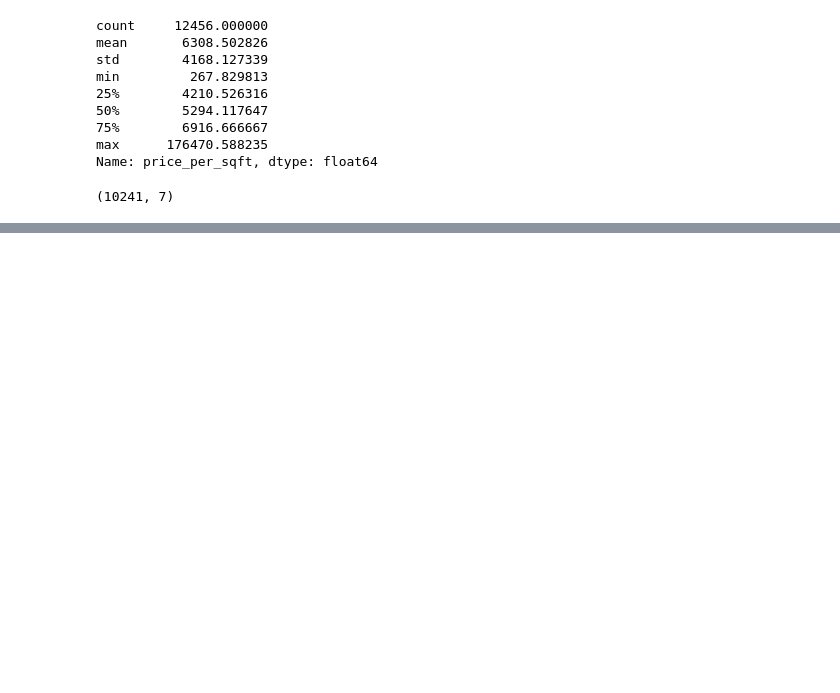
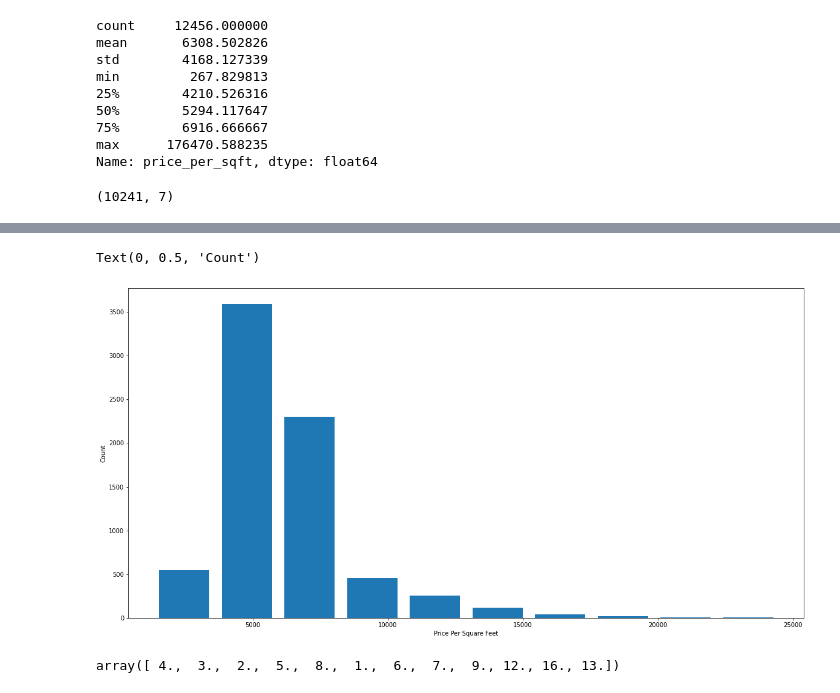
Before and after one commit to kshitijzutshi/bengaluru-housing-price-prediction, a Jupyter notebook: Bengaluru_housing_price_prediction.ipynb, the cells around one changed output, grey strips where cells are left out. Cells and saved outputs as stored; diff of their text form; code cells hidden in the pictures; blank space fills up the shorter version.

```diff
--- a/Bengaluru_housing_price_prediction.ipynb
+++ b/Bengaluru_housing_price_prediction.ipynb
@@ -336,0 +411,16 @@ Another Anamoly : **For the same sqft, some 2 BHK cost more than 3 BHK**
+# %%
+import matplotlib
+matplotlib.rcParams["figure.figsize"] = (20,10)
+plt.hist(df7.price_per_sqft, rwidth=0.8)
+plt.xlabel("Price Per Square Feet")
+plt.ylabel("Count")
+
+# We find majority of prices between 0-10000, so its a normal distribution
+# %% [output]
+Text(0, 0.5, 'Count')
+[figure, added]
+# %%
+# Now lets see some stats for bath rooms
+df7.bath.unique()
+# %% [output]
+array([ 4.,  3.,  2.,  5.,  8.,  1.,  6.,  7.,  9., 12., 16., 13.])
```
Also changed, not shown: parts of 8 cells of this notebook.
